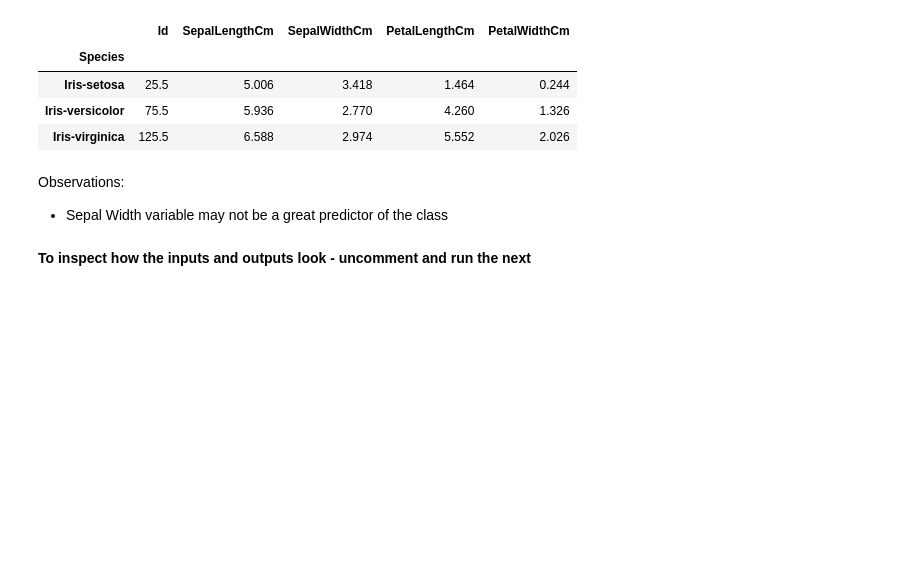
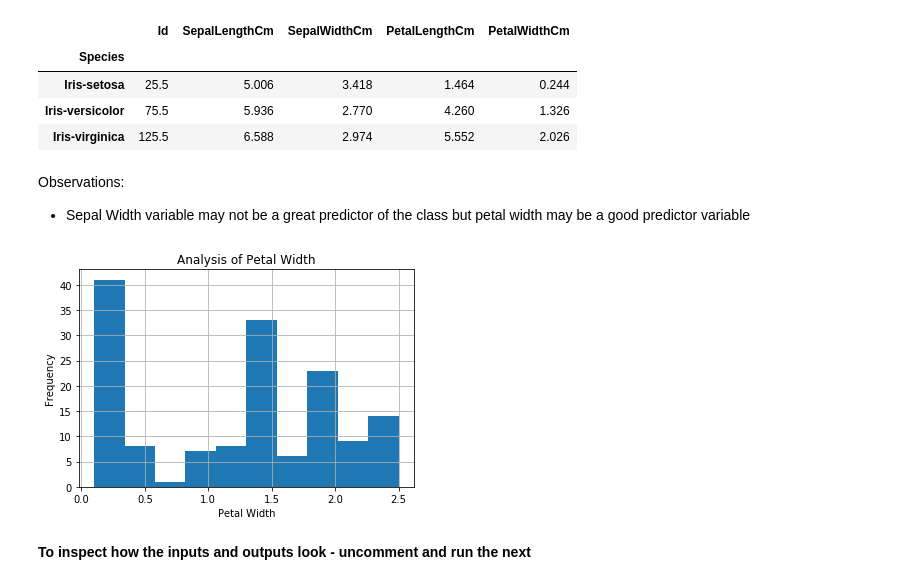
Before and after one commit to karljmurphy/logistic_regression, a Jupyter notebook: Logistic_regression_on_iris_data.ipynb, the cells around one changed output. Drawn from its saved outputs; the diff is of its cells as text; code cells hidden in the pictures; blank space fills up the shorter version.

```diff
--- a/Logistic_regression_on_iris_data.ipynb
+++ b/Logistic_regression_on_iris_data.ipynb
@@ -57,7 +57,15 @@ dataset.groupby('Species').mean()
 Observations:
 
 
-*   Sepal Width variable may not be a great predictor of the class
+*   Sepal Width variable may not be a great predictor of the class but petal width may be a good predictor variable
+# %%
+dataset.PetalWidthCm.hist()
+plt.title('Analysis of Petal Width')
+plt.xlabel('Petal Width')
+plt.ylabel('Frequency')
+plt.savefig('hist_petal_width')
+# %% [output]
+[figure, added]
 # %% [markdown]
 **To inspect how the inputs and outputs look - uncomment and run the next**
 # %%
```
